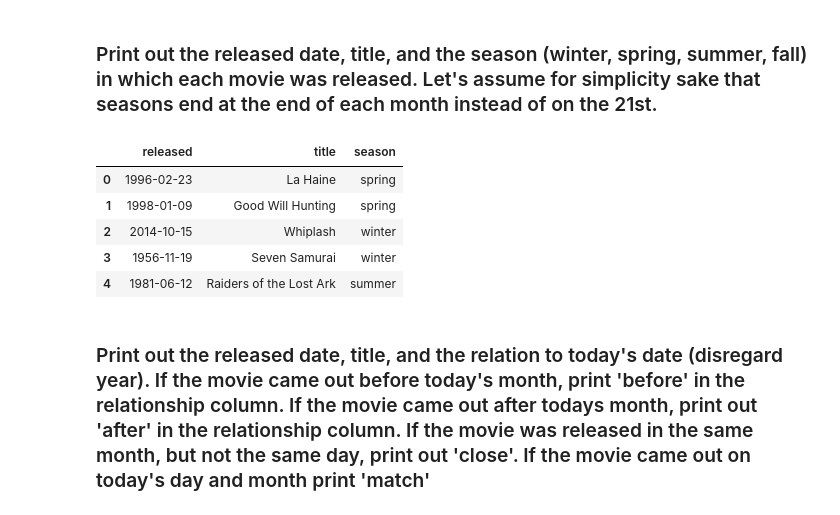
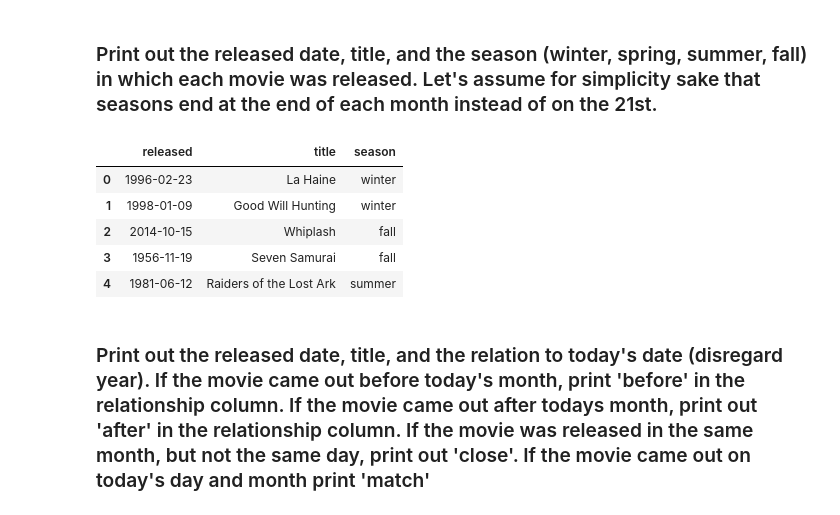
Before and after one commit to brownmt3255/dsi-sea-week07-1.4, a Jupyter notebook: Advanced SQL Starter.ipynb, the cells around one changed output. Drawn from its saved outputs; the diff is of its cells as text; code cells hidden in the pictures.

```diff
--- a/Advanced SQL Starter.ipynb
+++ b/Advanced SQL Starter.ipynb
@@ -148,34 +148,23 @@ pd.read_sql('SELECT db1.director, db1.title, db1."imdbRating" FROM website_imdb
 ## Difficuty => 7
 # %% [markdown]
 ### Print out the released date, title, and the season (winter, spring, summer, fall) in which each movie was released. Let's assume for simplicity sake that seasons end at the end of each month instead of on the 21st.
-# %%
-import datetime as dt
-
-def season(date):
-    if date.month >= 10:
-        return "winter"
-    elif date.month >= 7:
-        return "fall"
-    elif date.month >= 4:
-        return "summer"
-    elif date.month >= 1 :
-        return "spring"
-    else:
-        return "N/A"
-
-df_imdb = pd.read_sql("SELECT released,title FROM website_imdb",engine)
-
-df_imdb.released = pd.to_datetime(df_imdb.released, format = '%Y-%m-%d')
-
-df_imdb['season'] = df_imdb.released.apply(season)
-
-df_imdb.head()
-# %% [output]
-|  | released | title | season |
-| 0 | 1996-02-23 | La Haine | spring |
-| 1 | 1998-01-09 | Good Will Hunting | spring |
-| 2 | 2014-10-15 | Whiplash | winter |
-| 3 | 1956-11-19 | Seven Samurai | winter |
-| 4 | 1981-06-12 | Raiders of the Lost Ark | summer |
+# %%
+pd.read_sql('SELECT released, title, '
+                '( CASE '
+                '  WHEN substring(released,6,2) in (\'12\', \'01\',\'02\') THEN \'winter\' '
+                '  WHEN substring(released,6,2) in (\'03\', \'04\',\'05\') THEN \'spring\' '
+                '  WHEN substring(released,6,2) in (\'06\', \'07\',\'08\') THEN \'summer\' '
+                '  WHEN substring(released,6,2) in (\'09\', \'10\',\'11\') THEN \'fall\' '
+                '  ELSE NULL'
+                '  END) AS season '
+            'FROM website_imdb LIMIT 5 '
+    '', engine)
+# %% [output]
+|  | released | title | season |
+| 0 | 1996-02-23 | La Haine | winter |
+| 1 | 1998-01-09 | Good Will Hunting | winter |
+| 2 | 2014-10-15 | Whiplash | fall |
+| 3 | 1956-11-19 | Seven Samurai | fall |
+| 4 | 1981-06-12 | Raiders of the Lost Ark | summer |
 # %% [markdown]
 ### Print out the released date, title, and the relation to today's date (disregard year). If the movie came out before today's month, print 'before' in the relationship column. If the movie came out after todays month, print out 'after' in the relationship column. If the movie was released in the same month, but not the same day, print out 'close'. If the movie came out on today's day and month print 'match'
```
Also changed, not shown: parts of 9 cells of this notebook.
